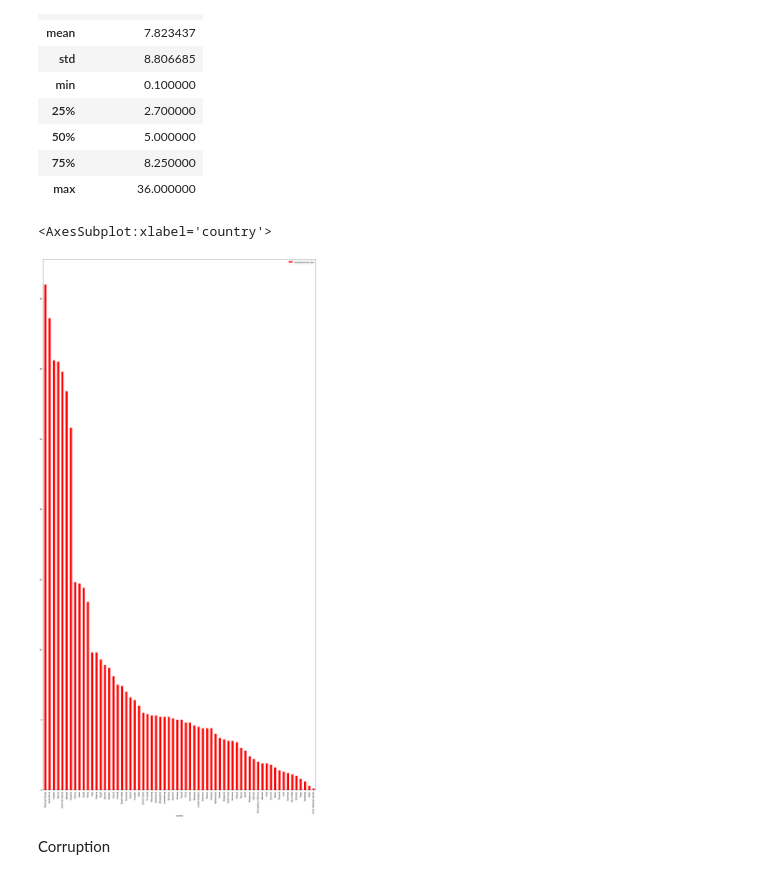
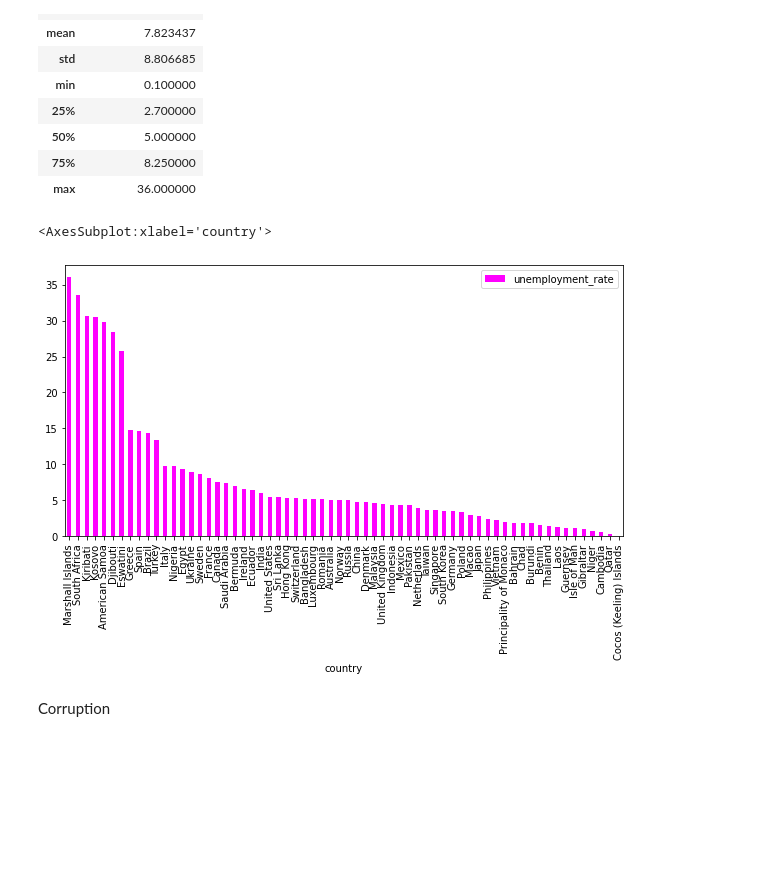
Before and after one commit to urvish7/World-Economics-Data, a Jupyter notebook: Code_For_Analysis.ipynb, the cells around one changed output. Saved outputs shown, nothing was run; the diff lists cells and outputs as text; code cells hidden in the pictures; blank space fills up the shorter version.

```diff
--- a/Code_For_Analysis.ipynb
+++ b/Code_For_Analysis.ipynb
@@ -96,10 +96,10 @@ unemployment_df.describe()
 | 75% | 8.250000 |
 | max | 36.000000 |
 # %%
-unemployment_df.plot(x = 'country', y = 'unemployment_rate', kind='bar', rot = 90, color = 'red',figsize=(25, 50))
+unemployment_df.plot(x = 'country', y = 'unemployment_rate', kind='bar', rot = 90, color = 'Magenta',figsize=(10, 5))
 # %% [output]
 <AxesSubplot:xlabel='country'>
-[figure, old version]
+[figure, new version]
 # %% [markdown]
 Corruption
 # %%
```
Also changed, not shown: parts of 5 cells of this notebook, 7 other files.
